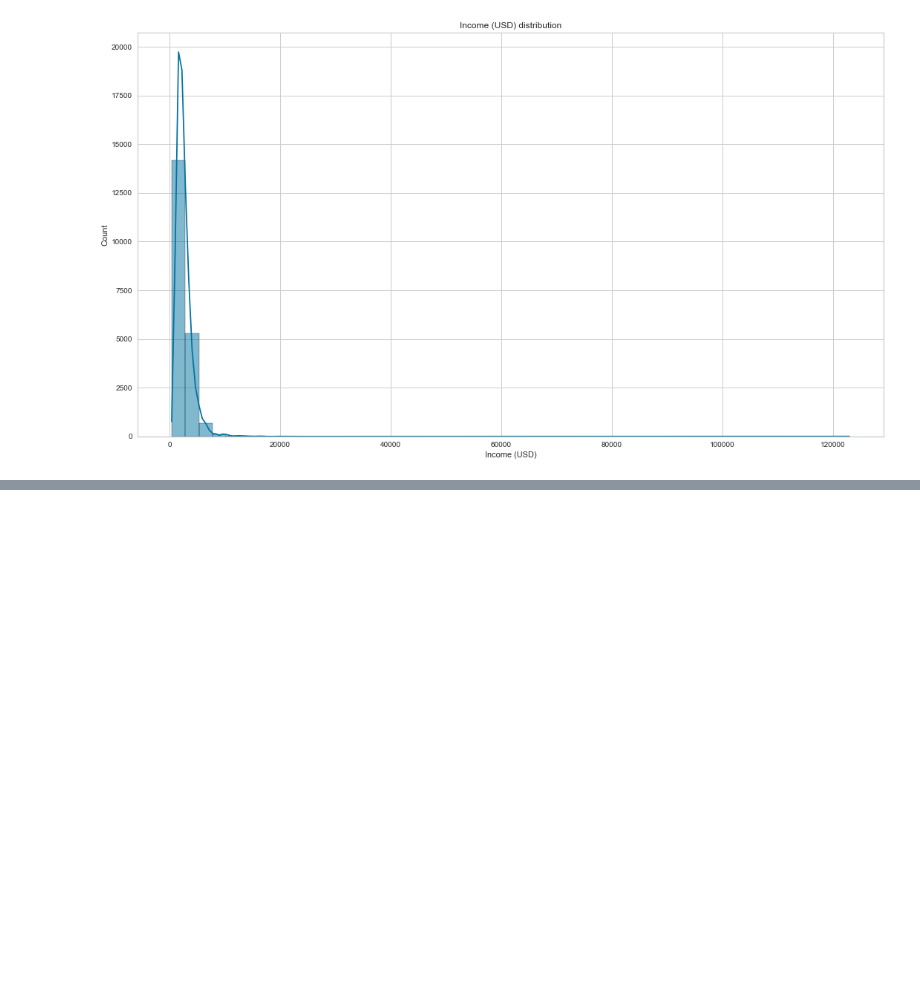
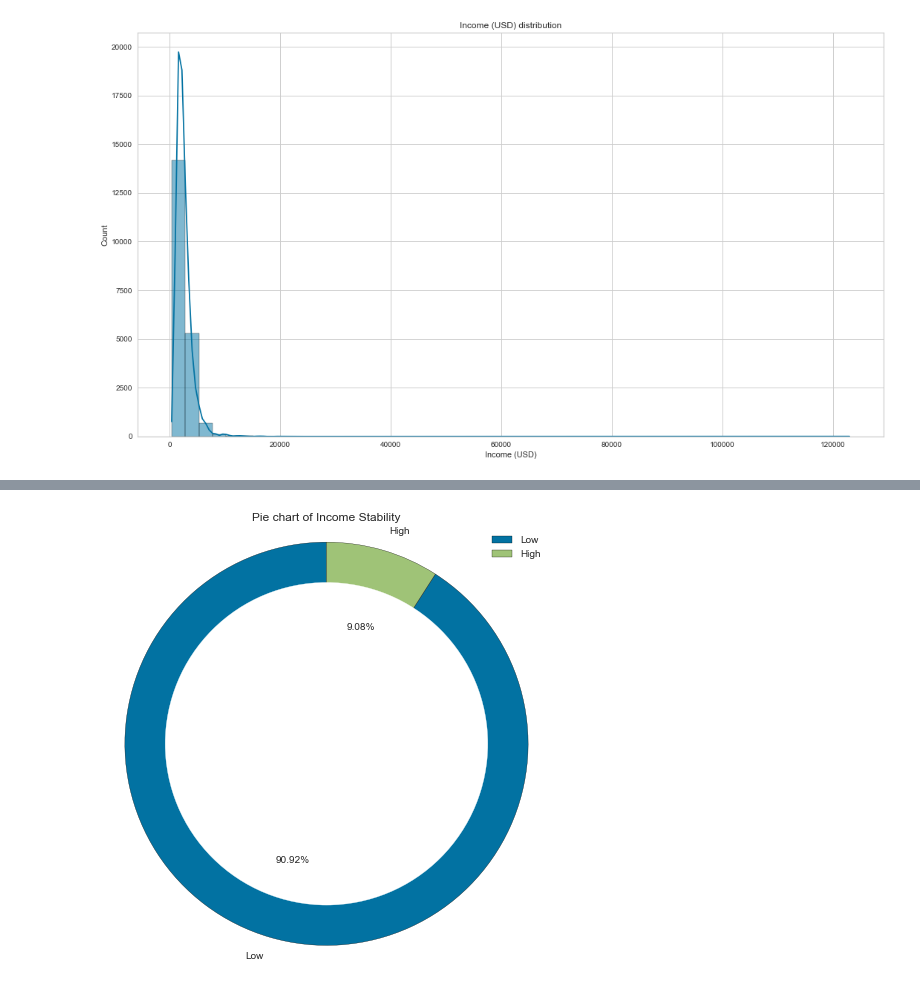
Before and after one commit to semasuka/Loan-amount-prediction-regression, a Jupyter notebook: Loan_amount_prediction.ipynb, the cells around one changed output, grey strips where cells are left out. Cells and saved outputs as stored; diff of their text form; code cells hidden in the pictures; blank space fills up the shorter version.

```diff
--- a/Loan_amount_prediction.ipynb
+++ b/Loan_amount_prediction.ipynb
@@ -318,0 +362,4 @@ create_hist_plot(loan_amt_train_copy, 'Income (USD)', the_bins=50)
+# %%
+create_donnut_pie_chart(loan_amt_train_copy,'Income Stability')
+# %% [output]
+[figure, added]
```
Also changed, not shown: parts of 7 cells of this notebook.
